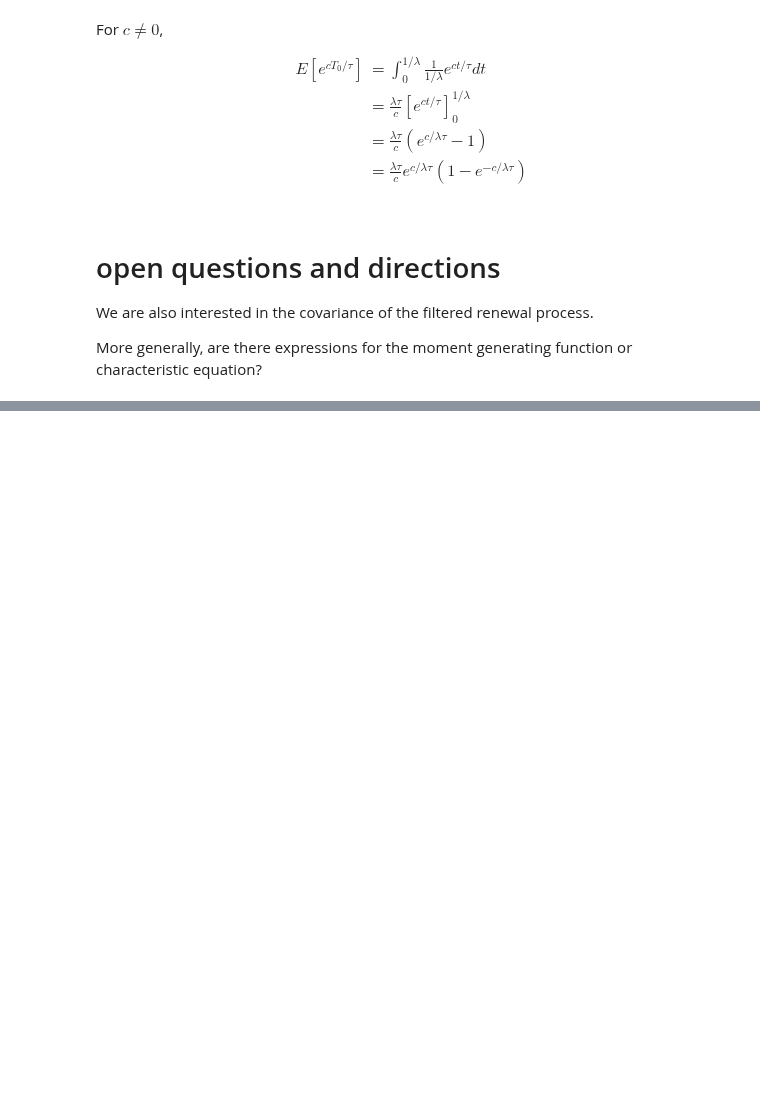
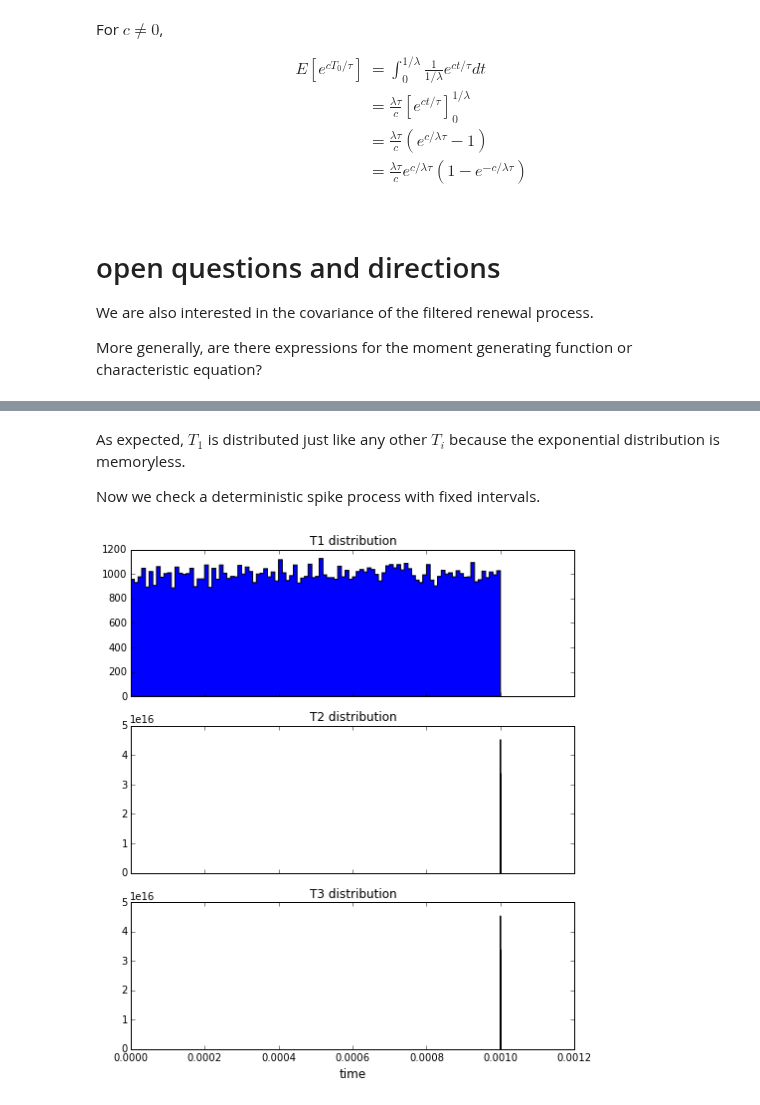
Before and after one commit to samfok/notebooks, a Jupyter notebook: theory/campbell_theorem.ipynb, the cells around one changed output, grey strips where cells are left out. Drawn from its saved outputs; the diff is of its cells as text; code cells hidden in the pictures; blank space fills up the shorter version.

```diff
--- a/theory/campbell_theorem.ipynb
+++ b/theory/campbell_theorem.ipynb
@@ -325,0 +504,8 @@ More generally, are there expressions for the moment generating function or char
+# %% [markdown]
+As expected, $T_1$ is distributed just like any other $T_i$ because the exponential distribution is memoryless.
+
+Now we check a deterministic spike process with fixed intervals.
+# %%
+check_fixed_intervals(lam=1000.)
+# %% [output]
+[figure, added]
```
Also changed, not shown: parts of 24 cells of this notebook, 2 other files.
